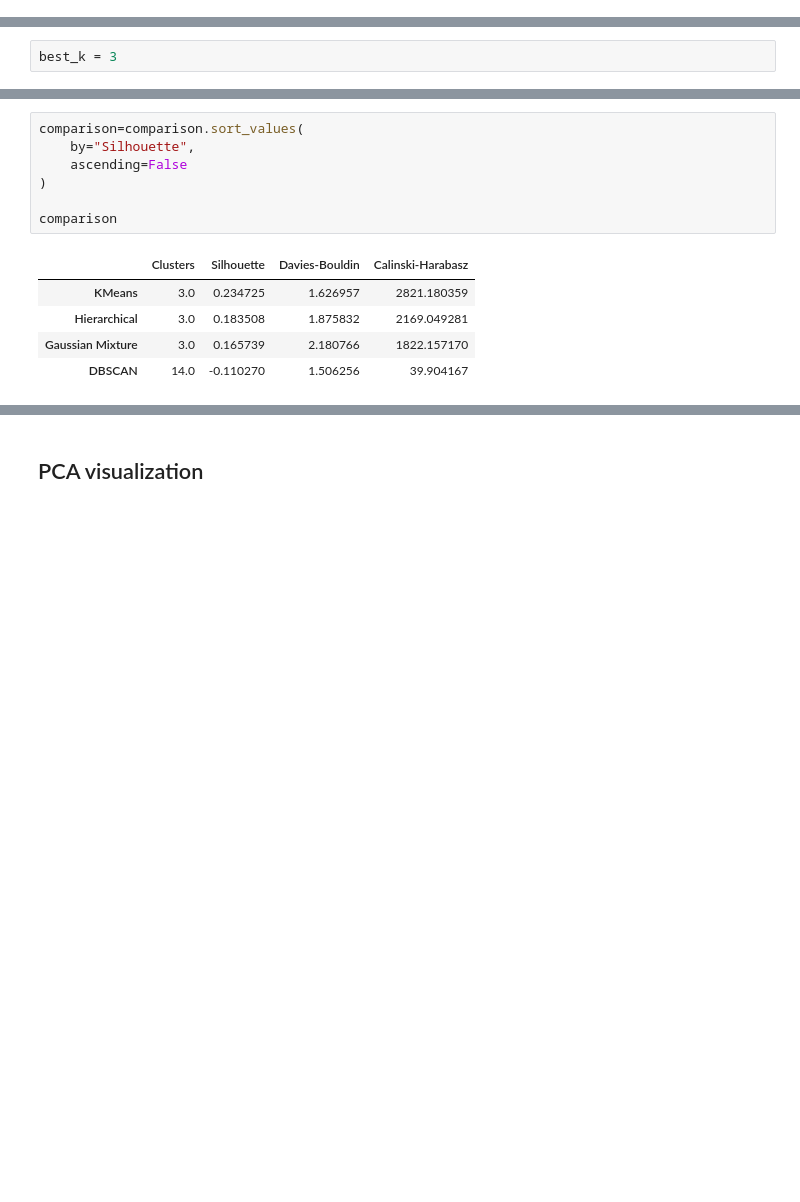
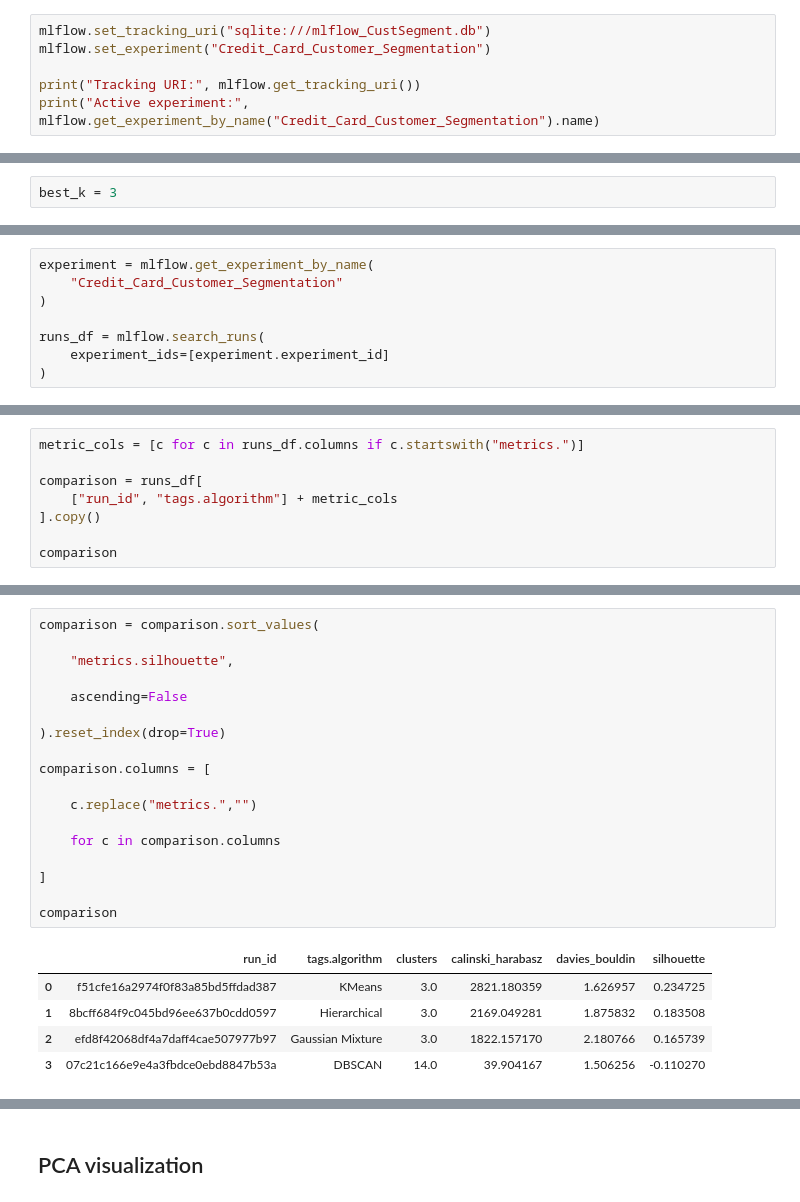
Before and after one commit to geethawilliam-ds/Credit-Card-Customer-Segmentation, a Jupyter notebook: preprocessing.ipynb, the cells around one changed output, grey strips where cells are left out. Drawn from its saved outputs; the diff is of its cells as text; blank space fills up the shorter version.

Commit message:
Updated MLFlow. Please Review

```diff
--- a/preprocessing.ipynb
+++ b/preprocessing.ipynb
@@ -39,3 +40,9 @@ df.head()
 | 4 | C10005 | 817.714335 | 1.000000 | 16.00 | 16.00 | 0.0 | 0.000000 | ... |
 # %%
 df.drop(columns=['CUST_ID'], inplace=True)
+# %%
+mlflow.set_tracking_uri("sqlite:///mlflow_CustSegment.db")
+mlflow.set_experiment("Credit_Card_Customer_Segmentation")
+
+print("Tracking URI:", mlflow.get_tracking_uri())
+print("Active experiment:", mlflow.get_experiment_by_name("Credit_Card_Customer_Segmentation").name)
@@ -719,0 +864,8 @@ Gaussian Mixture
+# %%
+experiment = mlflow.get_experiment_by_name(
+    "Credit_Card_Customer_Segmentation"
+)
+
+runs_df = mlflow.search_runs(
+    experiment_ids=[experiment.experiment_id]
+)
@@ -729,0 +936,8 @@ comparison
+# %%
+metric_cols = [c for c in runs_df.columns if c.startswith("metrics.")]
+
+comparison = runs_df[
+    ["run_id", "tags.algorithm"] + metric_cols
+].copy()
+
+comparison
@@ -730,14 +950,25 @@ comparison
 # %%
-comparison=comparison.sort_values(
-    by="Silhouette",
+comparison = comparison.sort_values(
+
+    "metrics.silhouette",
+
     ascending=False
-)
+
+).reset_index(drop=True)
+
+comparison.columns = [
+
+    c.replace("metrics.","")
+
+    for c in comparison.columns
+
+]
 
 comparison
 # %% [output]
-|  | Clusters | Silhouette | Davies-Bouldin | Calinski-Harabasz |
-| KMeans | 3.0 | 0.234725 | 1.626957 | 2821.180359 |
-| Hierarchical | 3.0 | 0.183508 | 1.875832 | 2169.049281 |
-| Gaussian Mixture | 3.0 | 0.165739 | 2.180766 | 1822.157170 |
-| DBSCAN | 14.0 | -0.110270 | 1.506256 | 39.904167 |
+|  | run_id | tags.algorithm | clusters | calinski_harabasz | davies_bouldin | silhouette |
+| 0 | f51cfe16a2974f0f83a85bd5ffdad387 | KMeans | 3.0 | 2821.180359 | 1.626957 | 0.234725 |
+| 1 | 8bcff684f9c045bd96ee637b0cdd0597 | Hierarchical | 3.0 | 2169.049281 | 1.875832 | 0.183508 |
+| 2 | efd8f42068df4a7daff4cae507977b97 | Gaussian Mixture | 3.0 | 1822.157170 | 2.180766 | 0.165739 |
+| 3 | 07c21c166e9e4a3fbdce0ebd8847b53a | DBSCAN | 14.0 | 39.904167 | 1.506256 | -0.110270 |
 # %%
```
Also changed, not shown: parts of 19 cells of this notebook, 29 other files.
